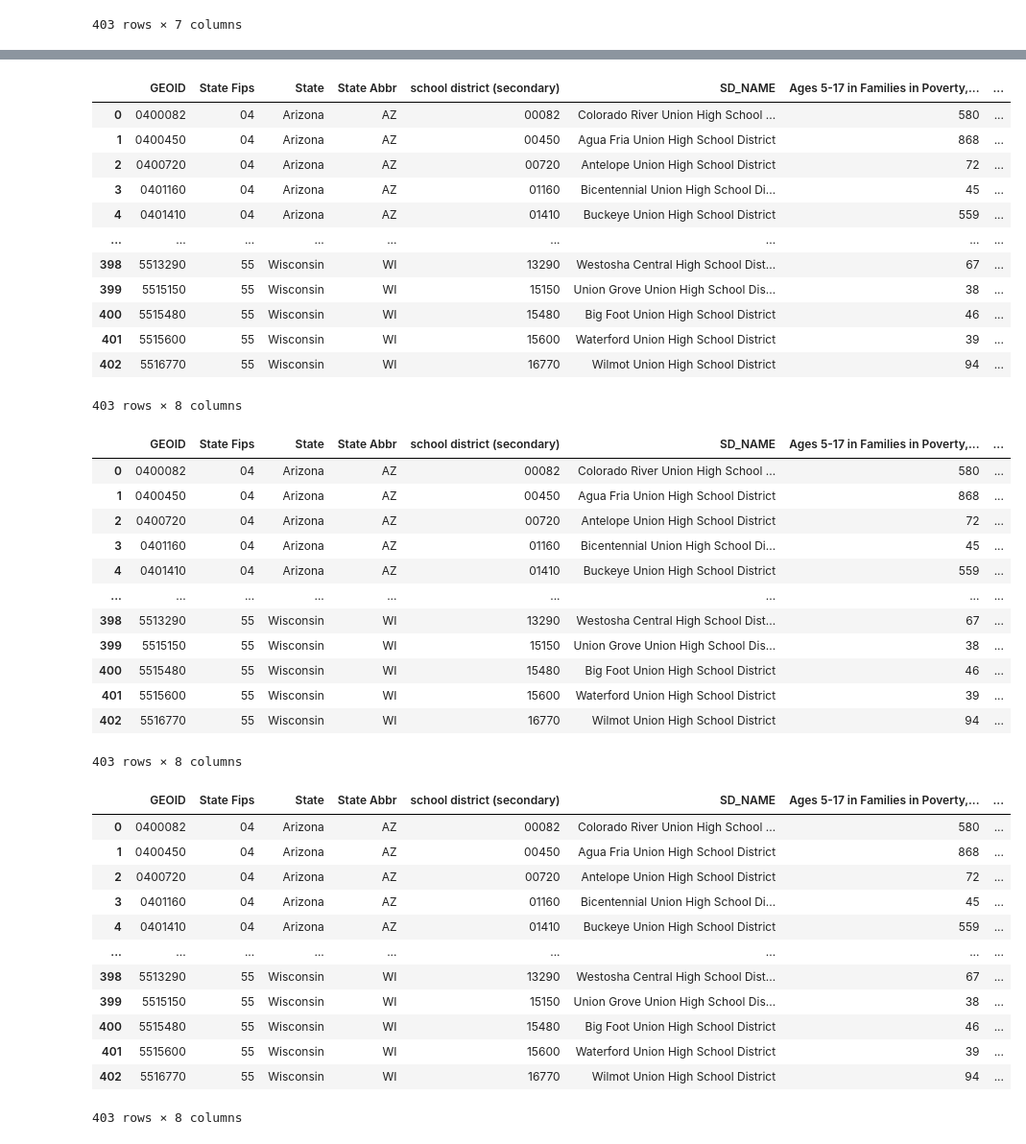
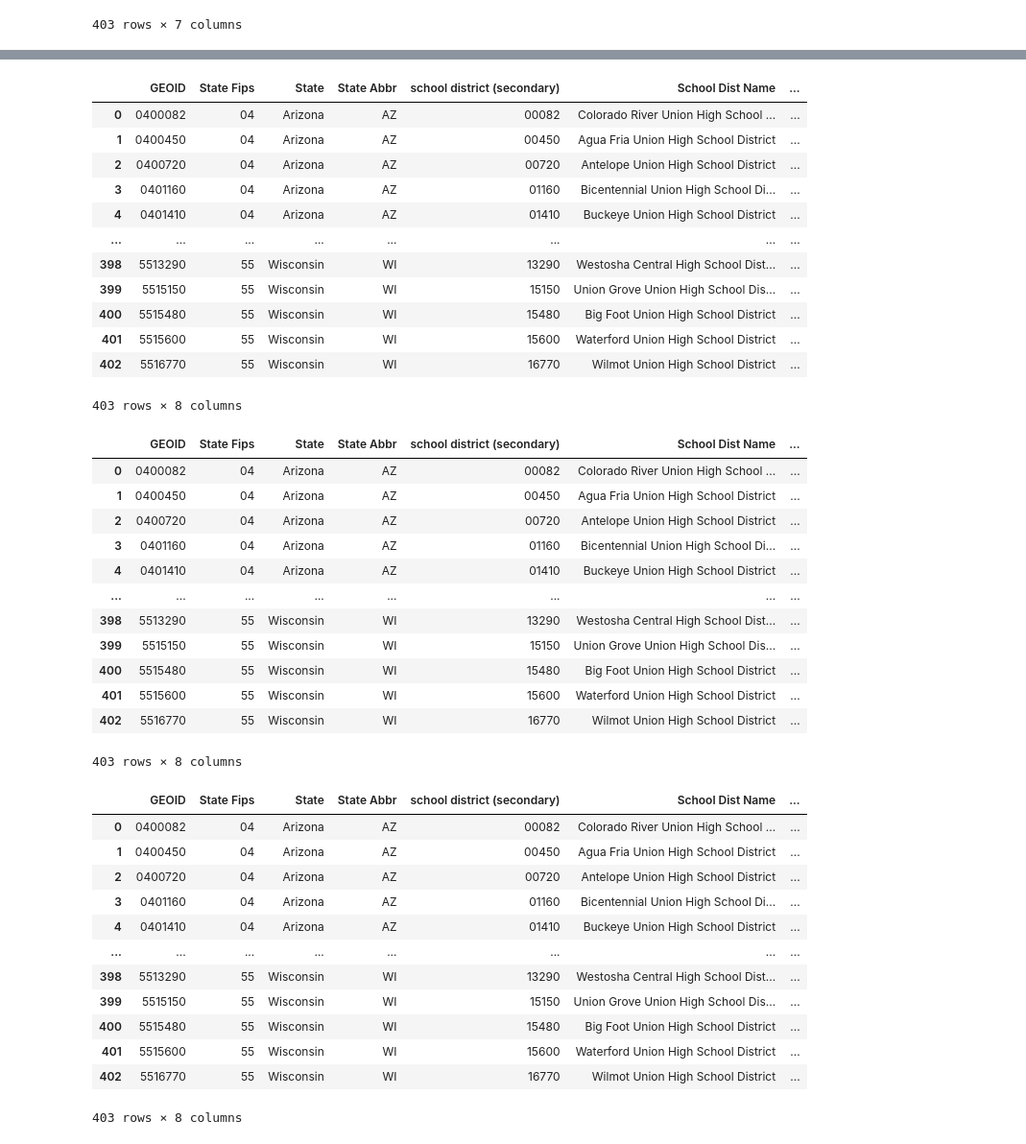
Before and after one commit to Peterg0205/Allen_Gunn_project-, a Jupyter notebook: Census_api.ipynb, the cells around one changed output, grey strips where cells are left out. Shown at 96% size. Drawn from its saved outputs; the diff is of its cells as text; code cells hidden in the pictures.

```diff
--- a/Census_api.ipynb
+++ b/Census_api.ipynb
@@ -115,59 +115,60 @@ pov_df
 # %%
 # Rename state colomn to be State Fips code
 pov_df.rename(columns={'state':'State Fips'}, inplace = True)
-# Rename state colomn to be State Fips code
+# Rename Census data code to appropriate name
 pov_df.rename(columns={'SAEPOV5_17RV_PT':'Ages 5-17 in Families in Poverty, Count Est'}, inplace = True)
-Rename
+# Rename SD to School District Name
+pov_df.rename(columns={'SD_NAME':'School Dist Name'}, inplace = True)
 # Reorder columns
-pov_df=pov_df[['GEOID','State Fips','State','State Abbr','school district (secondary)','SD_NAME','Ages 5-17 in Families in Poverty, Count Est','YEAR']]
+pov_df=pov_df[['GEOID','State Fips','State','State Abbr','school district (secondary)','School Dist Name','Ages 5-17 in Families in Poverty, Count Est','YEAR']]
 pov_df
 # %% [output]
-|  | GEOID | State Fips | State | State Abbr | school district (secondary) | SD_NAME | Ages 5-17 in Families in Poverty,... | ... |
-| 0 | 0400082 | 04 | Arizona | AZ | 00082 | Colorado River Union High School ... | 580 | ... |
-| 1 | 0400450 | 04 | Arizona | AZ | 00450 | Agua Fria Union High School District | 868 | ... |
-| 2 | 0400720 | 04 | Arizona | AZ | 00720 | Antelope Union High School District | 72 | ... |
-| 3 | 0401160 | 04 | Arizona | AZ | 01160 | Bicentennial Union High School Di... | 45 | ... |
-| 4 | 0401410 | 04 | Arizona | AZ | 01410 | Buckeye Union High School District | 559 | ... |
-| ... | ... | ... | ... | ... | ... | ... | ... | ... |
-| 398 | 5513290 | 55 | Wisconsin | WI | 13290 | Westosha Central High School Dist... | 67 | ... |
-| 399 | 5515150 | 55 | Wisconsin | WI | 15150 | Union Grove Union High School Dis... | 38 | ... |
-| 400 | 5515480 | 55 | Wisconsin | WI | 15480 | Big Foot Union High School District | 46 | ... |
-| 401 | 5515600 | 55 | Wisconsin | WI | 15600 | Waterford Union High School District | 39 | ... |
-| 402 | 5516770 | 55 | Wisconsin | WI | 16770 | Wilmot Union High School District | 94 | ... |
+|  | GEOID | State Fips | State | State Abbr | school district (secondary) | School Dist Name | ... |
+| 0 | 0400082 | 04 | Arizona | AZ | 00082 | Colorado River Union High School ... | ... |
+| 1 | 0400450 | 04 | Arizona | AZ | 00450 | Agua Fria Union High School District | ... |
+| 2 | 0400720 | 04 | Arizona | AZ | 00720 | Antelope Union High School District | ... |
+| 3 | 0401160 | 04 | Arizona | AZ | 01160 | Bicentennial Union High School Di... | ... |
+| 4 | 0401410 | 04 | Arizona | AZ | 01410 | Buckeye Union High School District | ... |
+| ... | ... | ... | ... | ... | ... | ... | ... |
+| 398 | 5513290 | 55 | Wisconsin | WI | 13290 | Westosha Central High School Dist... | ... |
+| 399 | 5515150 | 55 | Wisconsin | WI | 15150 | Union Grove Union High School Dis... | ... |
+| 400 | 5515480 | 55 | Wisconsin | WI | 15480 | Big Foot Union High School District | ... |
+| 401 | 5515600 | 55 | Wisconsin | WI | 15600 | Waterford Union High School District | ... |
+| 402 | 5516770 | 55 | Wisconsin | WI | 16770 | Wilmot Union High School District | ... |
 403 rows × 8 columns
 # %%
 # drop duplicates if any
 pov_df.drop_duplicates(subset=None, keep='first', inplace=False, ignore_index=False)
 # %% [output]
-|  | GEOID | State Fips | State | State Abbr | school district (secondary) | SD_NAME | Ages 5-17 in Families in Poverty,... | ... |
-| 0 | 0400082 | 04 | Arizona | AZ | 00082 | Colorado River Union High School ... | 580 | ... |
-| 1 | 0400450 | 04 | Arizona | AZ | 00450 | Agua Fria Union High School District | 868 | ... |
-| 2 | 0400720 | 04 | Arizona | AZ | 00720 | Antelope Union High School District | 72 | ... |
-| 3 | 0401160 | 04 | Arizona | AZ | 01160 | Bicentennial Union High School Di... | 45 | ... |
-| 4 | 0401410 | 04 | Arizona | AZ | 01410 | Buckeye Union High School District | 559 | ... |
-| ... | ... | ... | ... | ... | ... | ... | ... | ... |
-| 398 | 5513290 | 55 | Wisconsin | WI | 13290 | Westosha Central High School Dist... | 67 | ... |
-| 399 | 5515150 | 55 | Wisconsin | WI | 15150 | Union Grove Union High School Dis... | 38 | ... |
-| 400 | 5515480 | 55 | Wisconsin | WI | 15480 | Big Foot Union High School District | 46 | ... |
-| 401 | 5515600 | 55 | Wisconsin | WI | 15600 | Waterford Union High School District | 39 | ... |
-| 402 | 5516770 | 55 | Wisconsin | WI | 16770 | Wilmot Union High School District | 94 | ... |
+|  | GEOID | State Fips | State | State Abbr | school district (secondary) | School Dist Name | ... |
+| 0 | 0400082 | 04 | Arizona | AZ | 00082 | Colorado River Union High School ... | ... |
+| 1 | 0400450 | 04 | Arizona | AZ | 00450 | Agua Fria Union High School District | ... |
+| 2 | 0400720 | 04 | Arizona | AZ | 00720 | Antelope Union High School District | ... |
+| 3 | 0401160 | 04 | Arizona | AZ | 01160 | Bicentennial Union High School Di... | ... |
+| 4 | 0401410 | 04 | Arizona | AZ | 01410 | Buckeye Union High School District | ... |
+| ... | ... | ... | ... | ... | ... | ... | ... |
+| 398 | 5513290 | 55 | Wisconsin | WI | 13290 | Westosha Central High School Dist... | ... |
+| 399 | 5515150 | 55 | Wisconsin | WI | 15150 | Union Grove Union High School Dis... | ... |
+| 400 | 5515480 | 55 | Wisconsin | WI | 15480 | Big Foot Union High School District | ... |
+| 401 | 5515600 | 55 | Wisconsin | WI | 15600 | Waterford Union High School District | ... |
+| 402 | 5516770 | 55 | Wisconsin | WI | 16770 | Wilmot Union High School District | ... |
 403 rows × 8 columns
 # %%
 # drop null values if any
 pov_df.dropna(axis=0, how='any', thresh=None, subset=None, inplace=False)
 # %% [output]
-|  | GEOID | State Fips | State | State Abbr | school district (secondary) | SD_NAME | Ages 5-17 in Families in Poverty,... | ... |
-| 0 | 0400082 | 04 | Arizona | AZ | 00082 | Colorado River Union High School ... | 580 | ... |
-| 1 | 0400450 | 04 | Arizona | AZ | 00450 | Agua Fria Union High School District | 868 | ... |
-| 2 | 0400720 | 04 | Arizona | AZ | 00720 | Antelope Union High School District | 72 | ... |
-| 3 | 0401160 | 04 | Arizona | AZ | 01160 | Bicentennial Union High School Di... | 45 | ... |
-| 4 | 0401410 | 04 | Arizona | AZ | 01410 | Buckeye Union High School District | 559 | ... |
-| ... | ... | ... | ... | ... | ... | ... | ... | ... |
-| 398 | 5513290 | 55 | Wisconsin | WI | 13290 | Westosha Central High School Dist... | 67 | ... |
-| 399 | 5515150 | 55 | Wisconsin | WI | 15150 | Union Grove Union High School Dis... | 38 | ... |
-| 400 | 5515480 | 55 | Wisconsin | WI | 15480 | Big Foot Union High School District | 46 | ... |
-| 401 | 5515600 | 55 | Wisconsin | WI | 15600 | Waterford Union High School District | 39 | ... |
-| 402 | 5516770 | 55 | Wisconsin | WI | 16770 | Wilmot Union High School District | 94 | ... |
+|  | GEOID | State Fips | State | State Abbr | school district (secondary) | School Dist Name | ... |
+| 0 | 0400082 | 04 | Arizona | AZ | 00082 | Colorado River Union High School ... | ... |
+| 1 | 0400450 | 04 | Arizona | AZ | 00450 | Agua Fria Union High School District | ... |
+| 2 | 0400720 | 04 | Arizona | AZ | 00720 | Antelope Union High School District | ... |
+| 3 | 0401160 | 04 | Arizona | AZ | 01160 | Bicentennial Union High School Di... | ... |
+| 4 | 0401410 | 04 | Arizona | AZ | 01410 | Buckeye Union High School District | ... |
+| ... | ... | ... | ... | ... | ... | ... | ... |
+| 398 | 5513290 | 55 | Wisconsin | WI | 13290 | Westosha Central High School Dist... | ... |
+| 399 | 5515150 | 55 | Wisconsin | WI | 15150 | Union Grove Union High School Dis... | ... |
+| 400 | 5515480 | 55 | Wisconsin | WI | 15480 | Big Foot Union High School District | ... |
+| 401 | 5515600 | 55 | Wisconsin | WI | 15600 | Waterford Union High School District | ... |
+| 402 | 5516770 | 55 | Wisconsin | WI | 16770 | Wilmot Union High School District | ... |
 403 rows × 8 columns
 # %%
 # Save to csv
```
Also changed, not shown: parts of 2 cells of this notebook.
